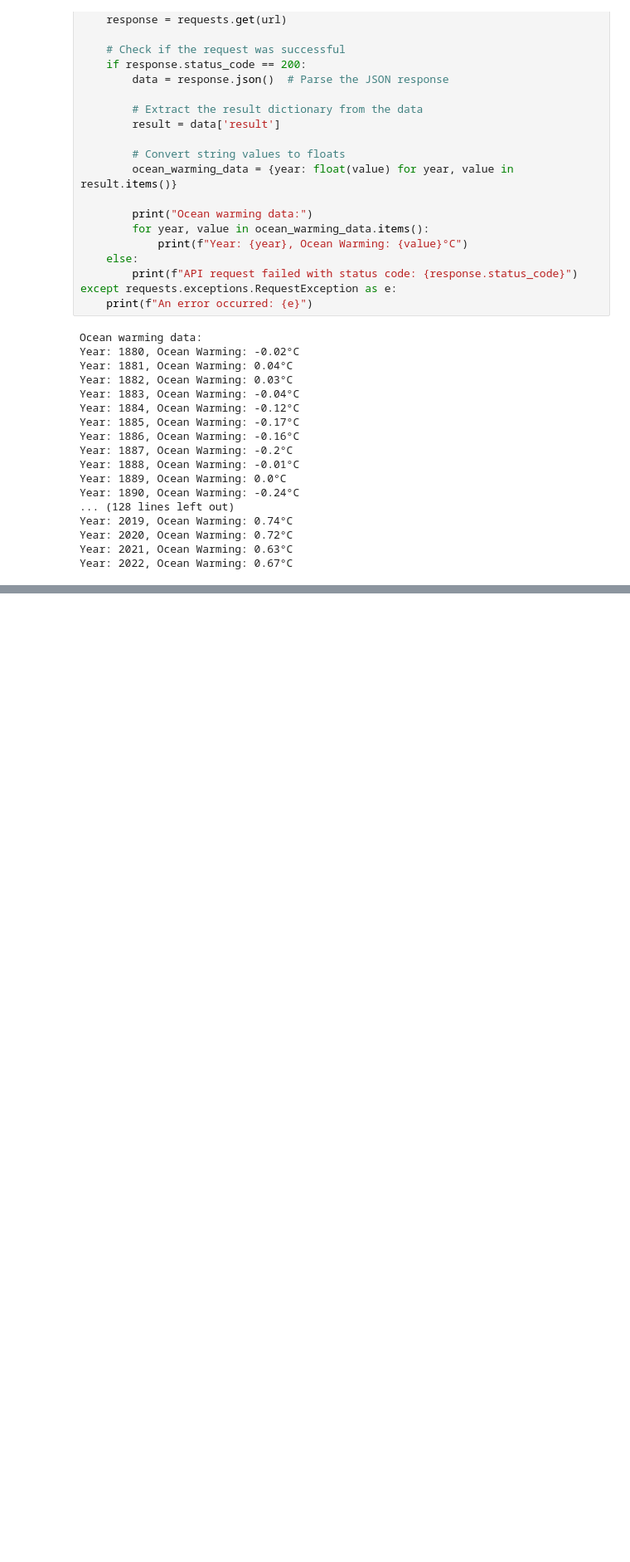
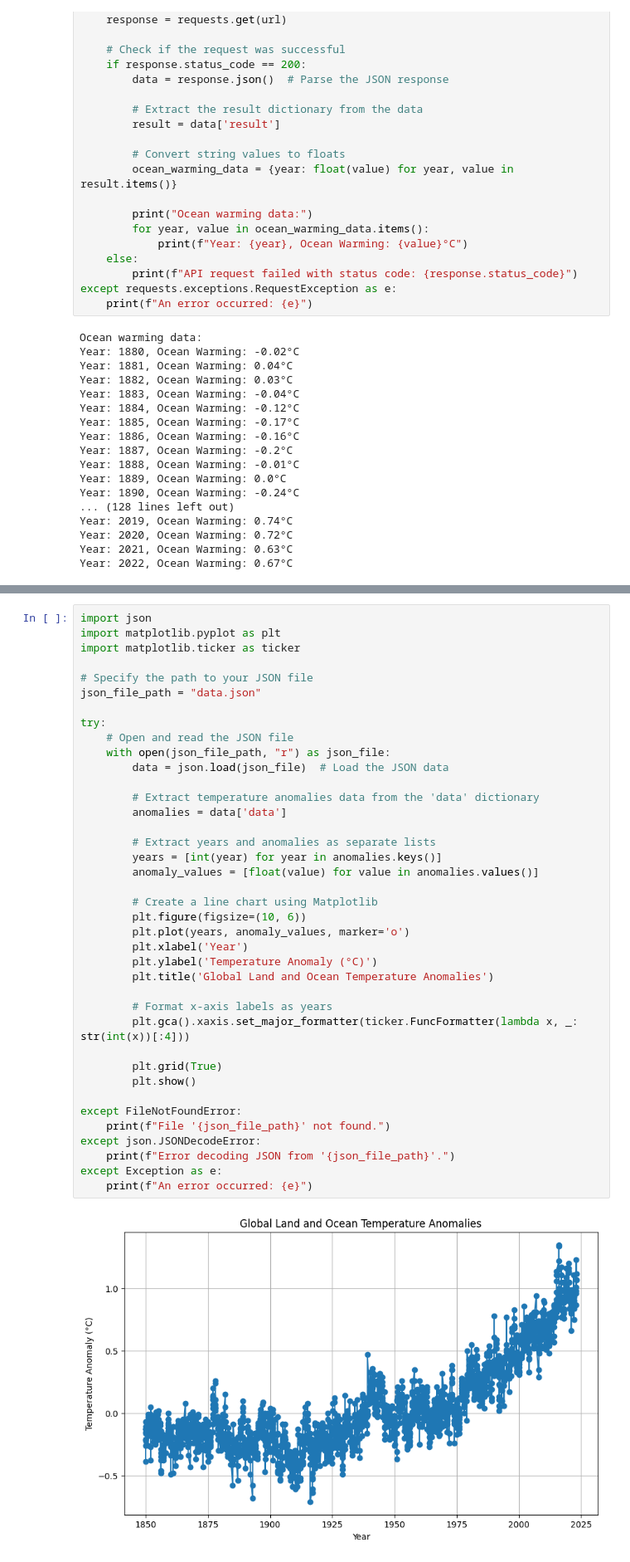
Before and after one commit to jdmandras/Project-3, a Jupyter notebook: Individual Workspaces/Mavin Gill/Project_3.ipynb, the cells around one changed output, grey strips where cells are left out. Shown at 83% size. Cells and saved outputs as stored; diff of their text form; blank space fills up the shorter version.

```diff
--- a/Individual Workspaces/Mavin Gill/Project_3.ipynb
+++ b/Individual Workspaces/Mavin Gill/Project_3.ipynb
@@ -46,0 +103,41 @@ Year: 2022, Ocean Warming: 0.67°C
+# %%
+import json
+import matplotlib.pyplot as plt
+import matplotlib.ticker as ticker
+
+# Specify the path to your JSON file
+json_file_path = "data.json"
+
+try:
+    # Open and read the JSON file
+    with open(json_file_path, "r") as json_file:
+        data = json.load(json_file)  # Load the JSON data
+
+        # Extract temperature anomalies data from the 'data' dictionary
+        anomalies = data['data']
+
+        # Extract years and anomalies as separate lists
+        years = [int(year) for year in anomalies.keys()]
+        anomaly_values = [float(value) for value in anomalies.values()]
+
+        # Create a line chart using Matplotlib
+        plt.figure(figsize=(10, 6))
+        plt.plot(years, anomaly_values, marker='o')
+        plt.xlabel('Year')
+        plt.ylabel('Temperature Anomaly (°C)')
+        plt.title('Global Land and Ocean Temperature Anomalies')
+
+        # Format x-axis labels as years
+        plt.gca().xaxis.set_major_formatter(ticker.FuncFormatter(lambda x, _: str(int(x))[:4]))
+
+        plt.grid(True)
+        plt.show()
+
+except FileNotFoundError:
+    print(f"File '{json_file_path}' not found.")
+except json.JSONDecodeError:
+    print(f"Error decoding JSON from '{json_file_path}'.")
+except Exception as e:
+    print(f"An error occurred: {e}")
+# %% [output]
+[figure, added]
```
Also changed, not shown: parts of 2 cells of this notebook.
